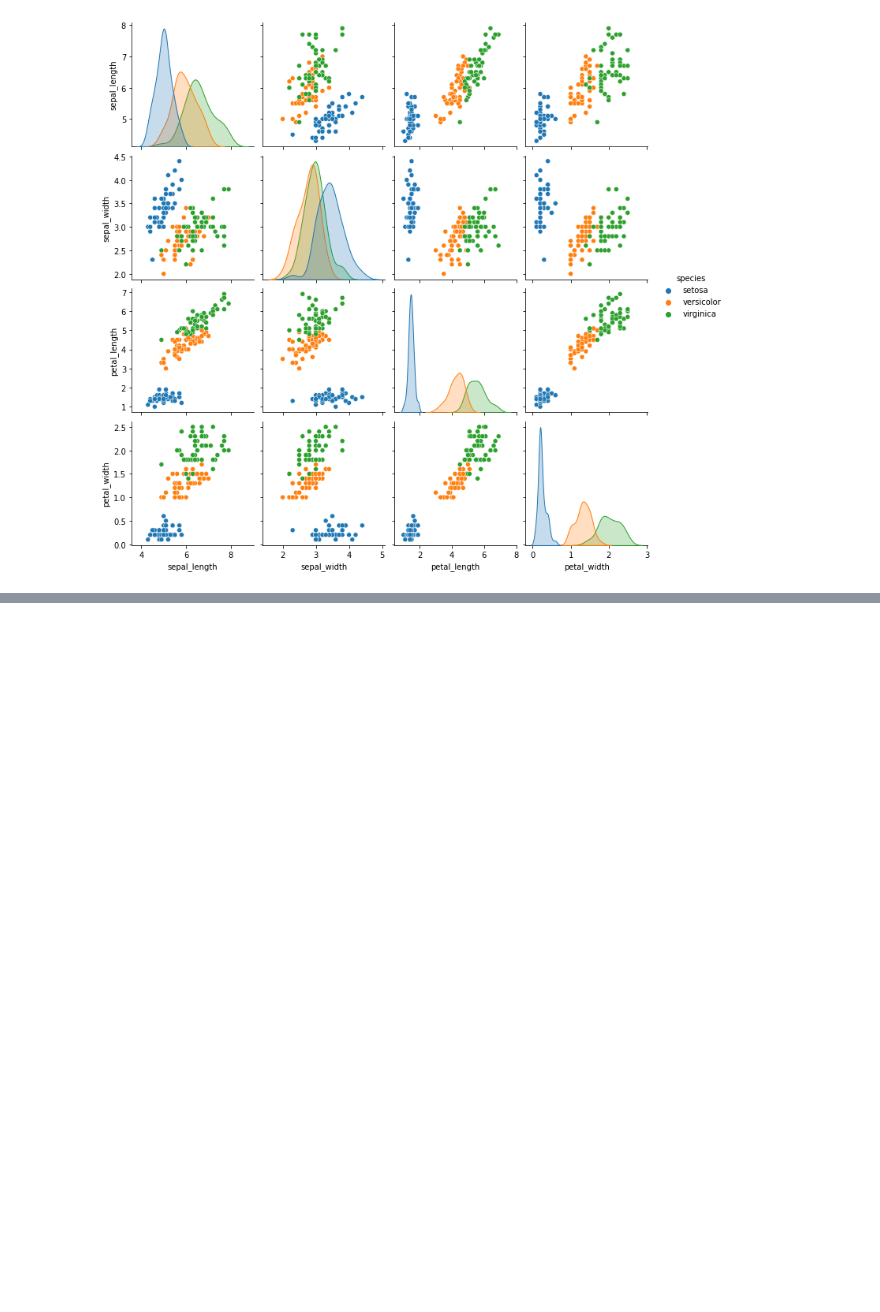
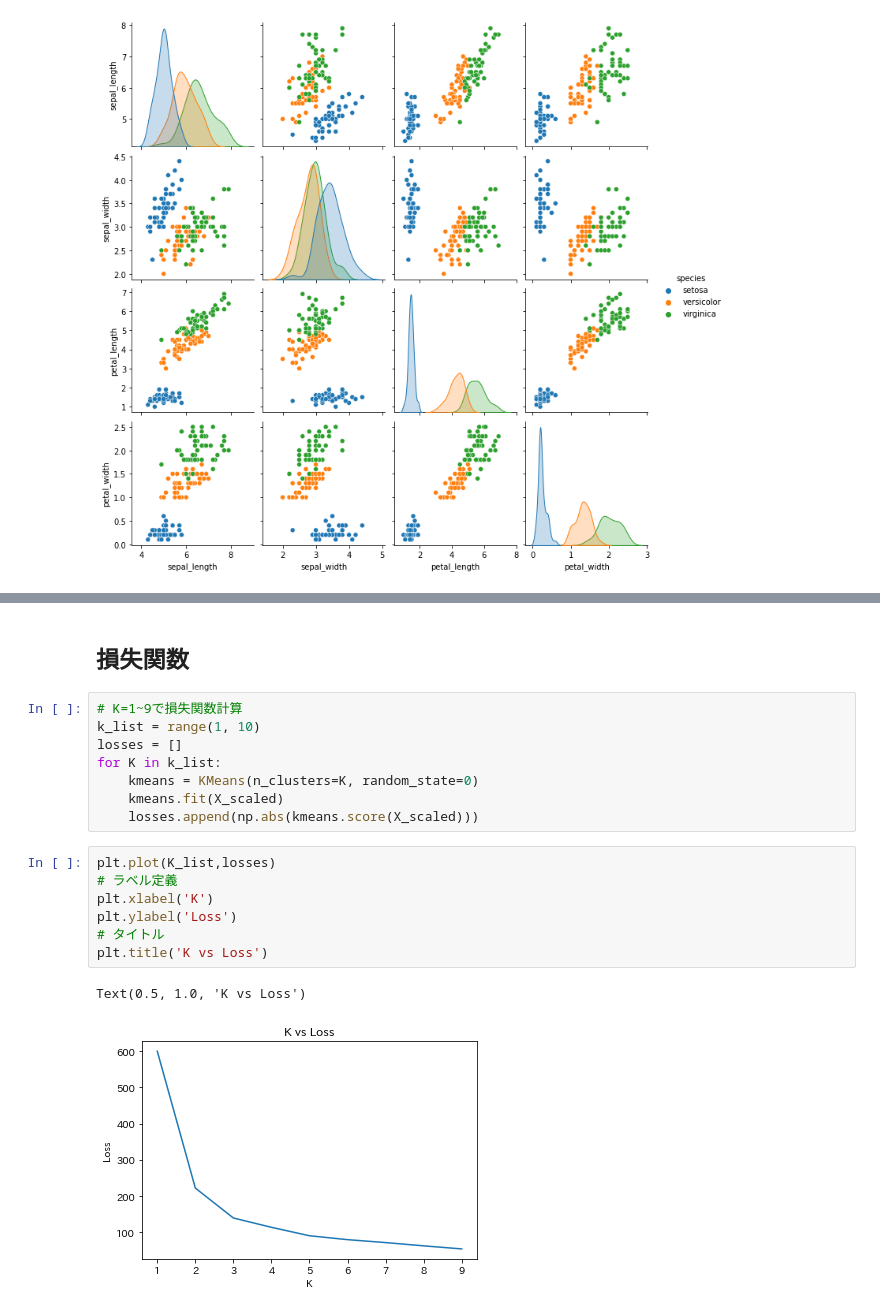
Before and after one commit to takunton/ds, a Jupyter notebook: work/ds_ml/udemy/Clustering.ipynb, the cells around one changed output, grey strips where cells are left out. Drawn from its saved outputs; the diff is of its cells as text; blank space fills up the shorter version.

```diff
--- a/work/ds_ml/udemy/Clustering.ipynb
+++ b/work/ds_ml/udemy/Clustering.ipynb
@@ -58,0 +65,20 @@ AttributeError: ignored
+# %% [markdown]
+## 損失関数
+# %%
+# K=1~9で損失関数計算
+k_list = range(1, 10)
+losses = []
+for K in k_list:
+    kmeans = KMeans(n_clusters=K, random_state=0)
+    kmeans.fit(X_scaled)
+    losses.append(np.abs(kmeans.score(X_scaled)))
+# %%
+plt.plot(K_list,losses)
+# ラベル定義
+plt.xlabel('K')
+plt.ylabel('Loss')
+# タイトル
+plt.title('K vs Loss')
+# %% [output]
+Text(0.5, 1.0, 'K vs Loss')
+[figure, added]
```
Also changed, not shown: parts of 2 cells of this notebook.
